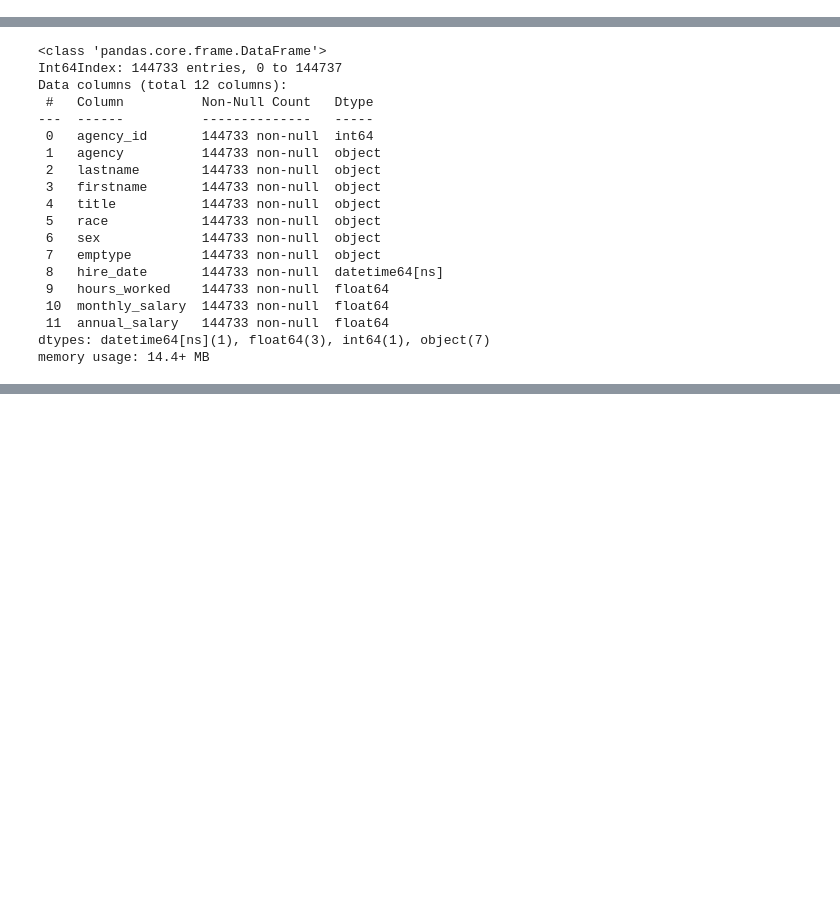
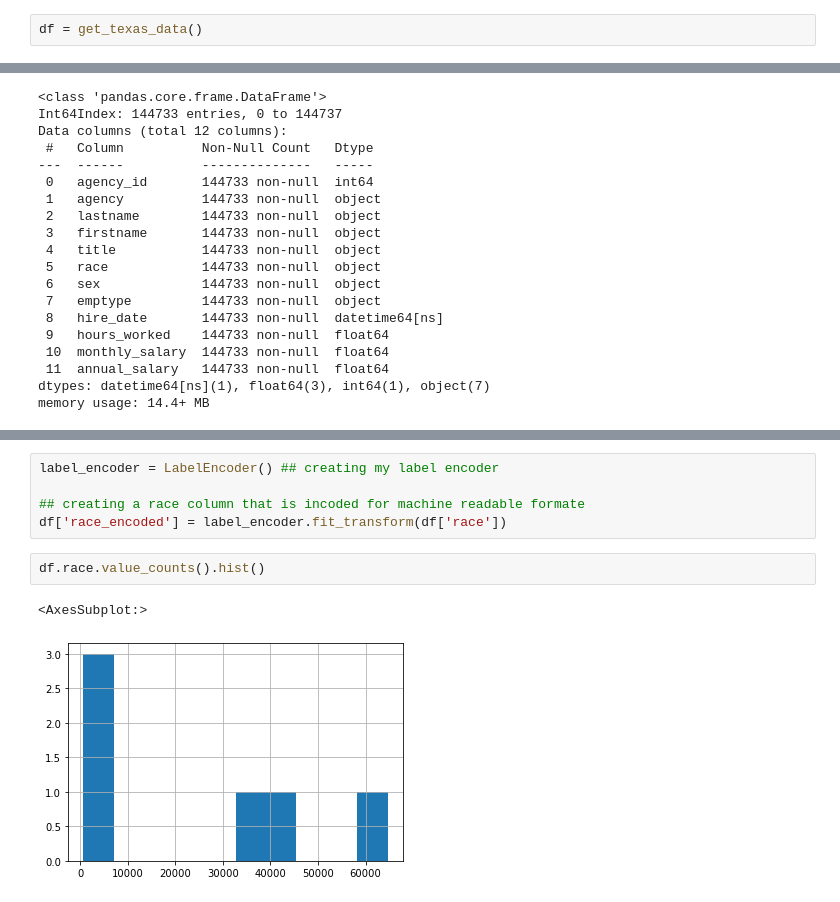
Before and after one commit to Texas-Government-Employee-Salaries/Predicting-Salaries, a Jupyter notebook: cm_notebook.ipynb, the cells around one changed output, grey strips where cells are left out. Drawn from its saved outputs; the diff is of its cells as text; blank space fills up the shorter version.

```diff
--- a/cm_notebook.ipynb
+++ b/cm_notebook.ipynb
@@ -26,0 +31,2 @@ from Prepare import prepare_tex
+# %%
+df = get_texas_data()
@@ -59,0 +89,10 @@ df.head()
+# %%
+label_encoder = LabelEncoder() ## creating my label encoder
+
+## creating a race column that is incoded for machine readable formate
+df['race_encoded'] = label_encoder.fit_transform(df['race'])
+# %%
+df.race.value_counts().hist()
+# %% [output]
+<AxesSubplot:>
+[figure, added]
```
Also changed, not shown: parts of 14 cells of this notebook, 3 other files.
